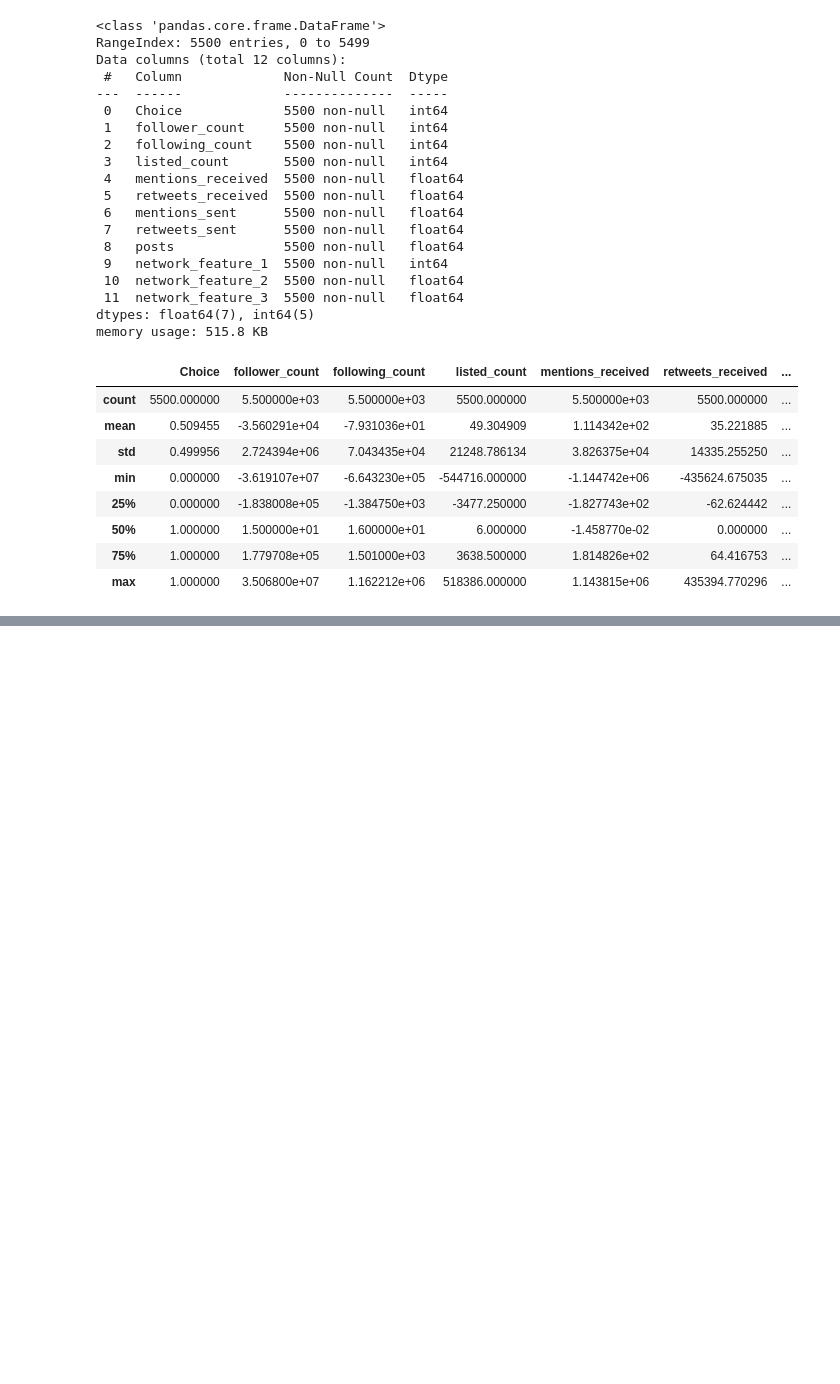
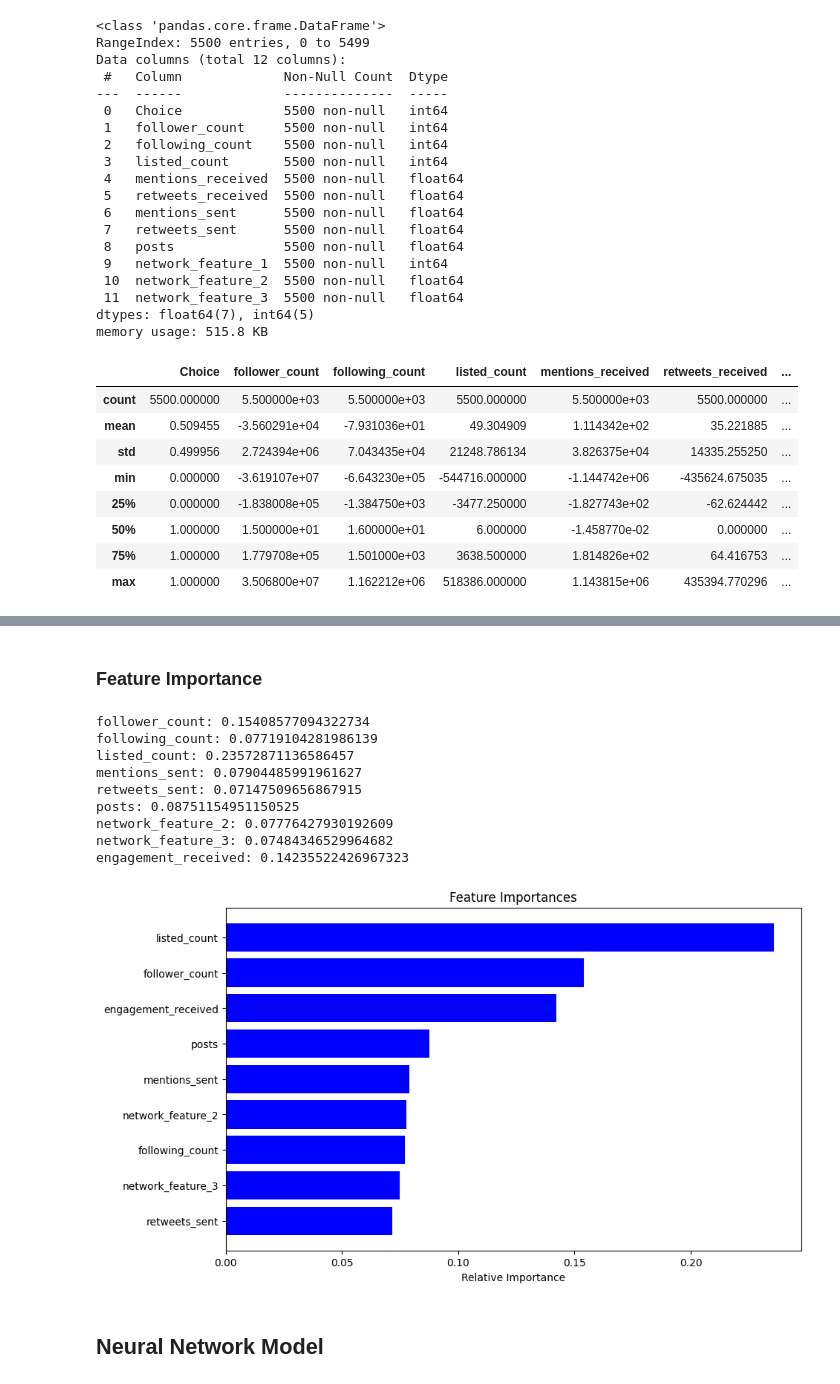
Before and after one commit to ItIsIvyLou/Social-Media-Analysis-Project, a Jupyter notebook: Group Assignment/Group Assignment.ipynb, the cells around one changed output, grey strips where cells are left out. Cells and saved outputs as stored; diff of their text form; code cells hidden in the pictures; blank space fills up the shorter version.

Commit message:
Part I
Create Model & Evaluate Financial Impact

```diff
--- a/Group Assignment/Group Assignment.ipynb
+++ b/Group Assignment/Group Assignment.ipynb
@@ -168,0 +246,27 @@ AMinusB.describe()
+# %% [markdown]
+### Feature Importance
+# %%
+for feature, importance in zip(X.columns, feature_importances):
+    print(f'{feature}: {importance}')
+
+features = X.columns
+indices = np.argsort(feature_importances)
+plt.figure(figsize=(10, 6))
+plt.title('Feature Importances')
+plt.barh(range(len(indices)), feature_importances[indices], color='b', align='center')
+plt.yticks(range(len(indices)), [features[i] for i in indices])
+plt.xlabel('Relative Importance')
+plt.show()
+# %% [output]
+follower_count: 0.15408577094322734
+following_count: 0.07719104281986139
+listed_count: 0.23572871136586457
+mentions_sent: 0.07904485991961627
+retweets_sent: 0.07147509656867915
+posts: 0.08751154951150525
+network_feature_2: 0.07776427930192609
+network_feature_3: 0.07484346529964682
+engagement_received: 0.14235522426967323
+[figure, added]
+# %% [markdown]
+## Neural Network Model
```
Also changed, not shown: parts of 37 cells of this notebook.
